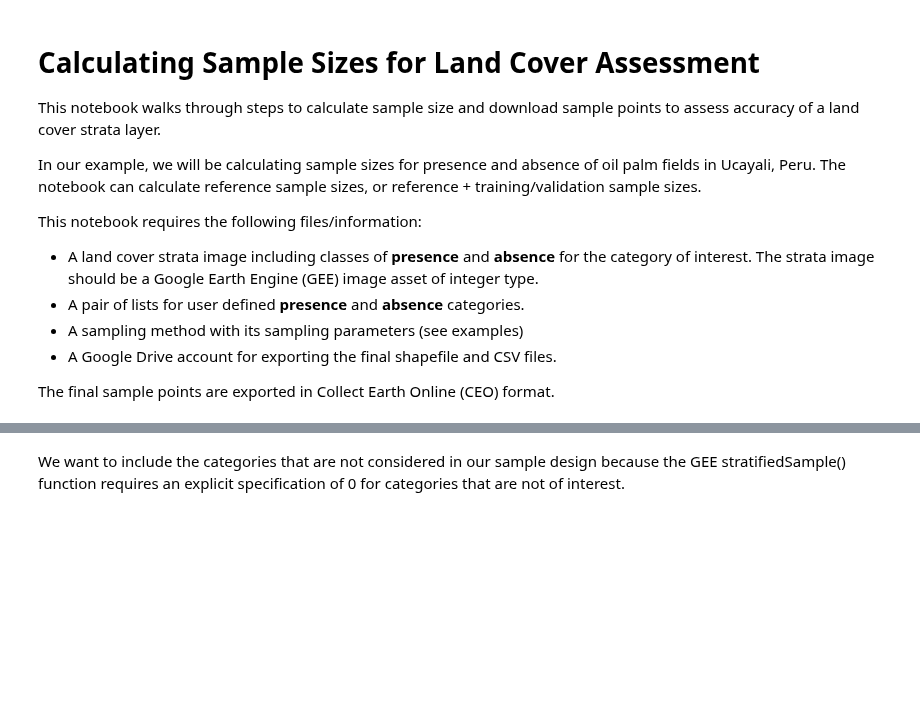
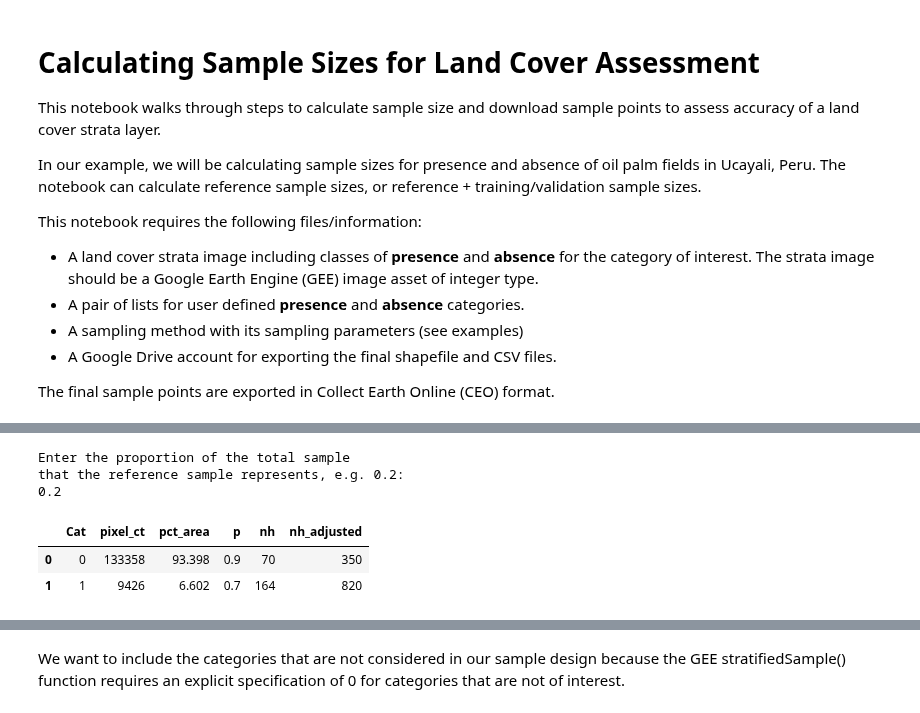
Before and after one commit to NaiaraSPinto/VegMapper, a Jupyter notebook: calval/create_sample.ipynb, the cells around one changed output, grey strips where cells are left out. Drawn from its saved outputs; the diff is of its cells as text; code cells hidden in the pictures; blank space fills up the shorter version.

Commit message:
Reworked create_sample to hide code, fixed seeming missing update of sample to capture train/val sample. Still to be updated a bit more

```diff
--- a/calval/create_sample.ipynb
+++ b/calval/create_sample.ipynb
@@ -222,0 +162,24 @@ print(strata_df_mltcat)
+# %%
+#@title #### Alternate MOE-approach
+# Using the Olofsson algorithm
+cfg_Olofsson = {"MarginOfError":0.07,
+                "ConfidenceLevel":0.95,
+                "MinimumClassSample":30,
+                "CategoryOfInterest":1,
+                "mappingAcc":[0.000000001, 0.7]}
+
+strata_df_bincat = automatic_moe(strata_df_bincat, MOE_Algorithm="Olofsson",
+                                 **cfg_Olofsson)
+print(strata_df_bincat)
+# %%
+#@title #### Manual method
+# Arbitary sample size for presence and absence from user input.
+strata_df_bincat = manual(strata_df_bincat, absenceSamples=1000,
+                          presenceSamples=1000)
+print(strata_df_bincat)
+# %%
+#@title ### Automatic required number
+strata_df_bincat = automatic_requiredNumber(
+    strata_df_bincat, 1000, 0.6, 1000, 1
+)
+print(strata_df_bincat)
@@ -222,0 +190,15 @@ print(strata_df_mltcat)
+# %%
+x = input(f"Enter the proportion of the total sample \n"\
+          "that the reference sample represents, e.g. 0.2: \n")
+strata_df_bincat['nh_adjusted'] = (strata_df_bincat['nh_adjusted'] / float(x))\
+    .astype(int).tolist()
+# %% [output]
+Enter the proportion of the total sample
+that the reference sample represents, e.g. 0.2:
+0.2
+# %%
+strata_df_bincat
+# %% [output]
+|  | Cat | pixel_ct | pct_area | p | nh | nh_adjusted |
+| 0 | 0 | 133358 | 93.398 | 0.9 | 70 | 350 |
+| 1 | 1 | 9426 | 6.602 | 0.7 | 164 | 820 |
```
Also changed, not shown: parts of 52 cells of this notebook.
